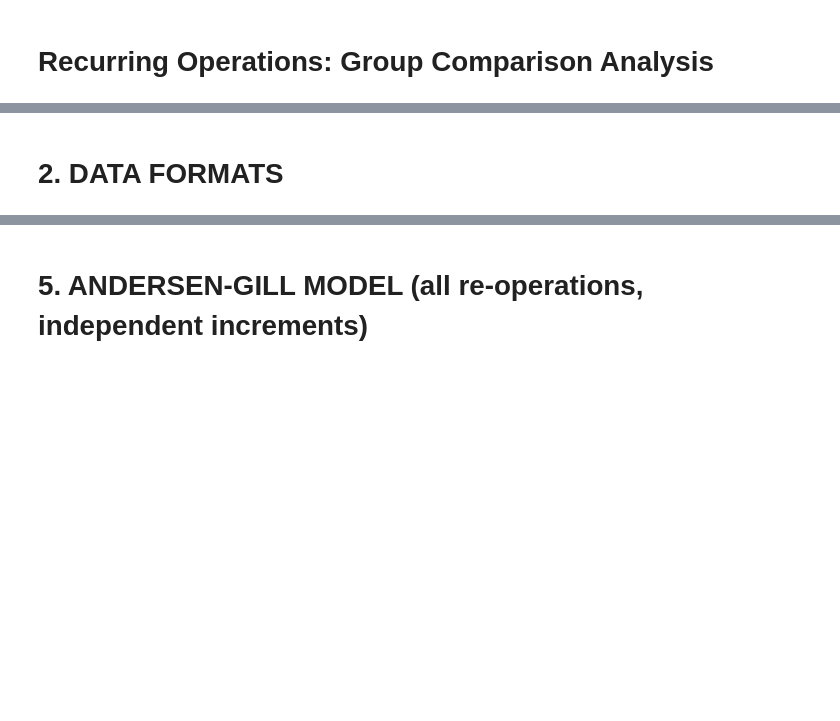
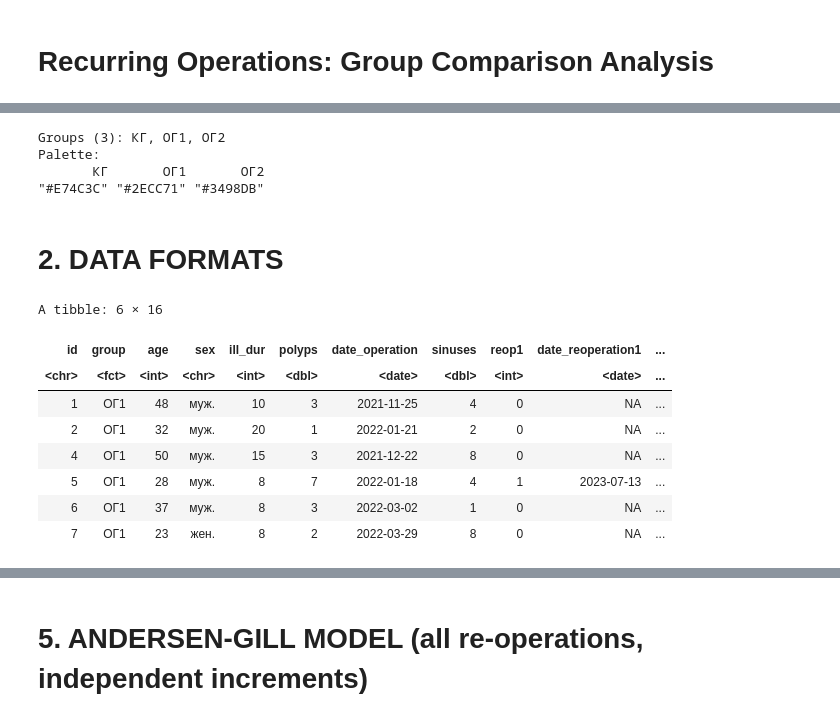
Before and after one commit to maat4maat/lor01, a Jupyter notebook: jupyter/time-event-template.ipynb, the cells around one changed output, grey strips where cells are left out. Saved outputs shown, nothing was run; the diff lists cells and outputs as text; code cells hidden in the pictures; blank space fills up the shorter version.

```diff
--- a/jupyter/time-event-template.ipynb
+++ b/jupyter/time-event-template.ipynb
@@ -69,19 +100,12 @@ patients <- simulate_patients(n_per_group = 120)
 # %%
-# ---- Build a tidy patient-level summary ----
-patient_df <- tibble(
-  id       = sapply(patients, `[[`, "id"),
-  group    = factor(sapply(patients, `[[`, "group")),
-  followup = sapply(patients, `[[`, "followup"),
-  n_reops  = sapply(patients, `[[`, "n_reops")
-)
-
+# ---- Patient-level summary table ----
 cat("=== Patient summary ===\n")
-patient_df %>%
-  group_by(group) %>%
+patient_df |>
+  group_by(group) |>
   summarise(
     n            = n(),
     median_fup   = round(median(followup), 1),
     mean_reops   = round(mean(n_reops), 2),
     pct_any_reop = round(mean(n_reops > 0) * 100, 1)
-  ) %>%
+  ) |>
   print()
@@ -88,15 +120,45 @@ patient_df %>%
+# %%
+# ---- Derive palette from actual group levels ----
+group_levels <- levels(patient_df$group)
+n_groups     <- length(group_levels)
+
+# Base set of distinguishable colors; extend if more groups are added
+base_colors  <- c("#E74C3C", "#2ECC71", "#3498DB", "#9B59B6",
+                  "#F39C12", "#1ABC9C", "#E67E22", "#2980B9")
+group_palette <- setNames(base_colors[seq_len(n_groups)], group_levels)
+
+cat(sprintf("Groups (%d): %s\n", n_groups, paste(group_levels, collapse = ", ")))
+cat("Palette:\n")
+print(group_palette)
+# %% [output]
+Groups (3): КГ, ОГ1, ОГ2
+Palette:
+       КГ       ОГ1       ОГ2
+"#E74C3C" "#2ECC71" "#3498DB"
 # %% [markdown]
 # 2. DATA FORMATS
 # %%
-# ---- 2a. Wide format: one row per patient, time to FIRST re-op ----
-first_reop_df <- patient_df %>%
+# ---- 2a. Wide format: one row per patient, time to first re-op ----
+first_reop_df <- patient_df |>
   mutate(
-    time_first = mapply(function(rec, fup) {
-      et <- rec$event_times
-      if (length(et) == 0) fup else min(et)
-    }, patients, followup),
-    event_first = as.integer(n_reops > 0)
+    time_first  = ifelse(
+      reop1 == 1,
+      months_diff(date_operation, date_reoperation1),
+      followup
+    ),
+    event_first = as.integer(reop1 == 1)
   )
+head(first_reop_df)
+# %% [output]
+A tibble: 6 × 16
+| id | group | age | sex | ill_dur | polyps | date_operation | sinuses | reop1 | date_reoperation1 | ... |
+| <chr> | <fct> | <int> | <chr> | <int> | <dbl> | <date> | <dbl> | <int> | <date> | ... |
+| 1 | ОГ1 | 48 | муж. | 10 | 3 | 2021-11-25 | 4 | 0 | NA | ... |
+| 2 | ОГ1 | 32 | муж. | 20 | 1 | 2022-01-21 | 2 | 0 | NA | ... |
+| 4 | ОГ1 | 50 | муж. | 15 | 3 | 2021-12-22 | 8 | 0 | NA | ... |
+| 5 | ОГ1 | 28 | муж. | 8 | 7 | 2022-01-18 | 4 | 1 | 2023-07-13 | ... |
+| 6 | ОГ1 | 37 | муж. | 8 | 3 | 2022-03-02 | 1 | 0 | NA | ... |
+| 7 | ОГ1 | 23 | жен. | 8 | 2 | 2022-03-29 | 8 | 0 | NA | ... |
 # %%
 # ---- 2b. Long (counting process) format: one row per event interval ----
 # Format:  id | group | tstart | tstop | status | event_num
```
Also changed, not shown: parts of 18 cells of this notebook.
